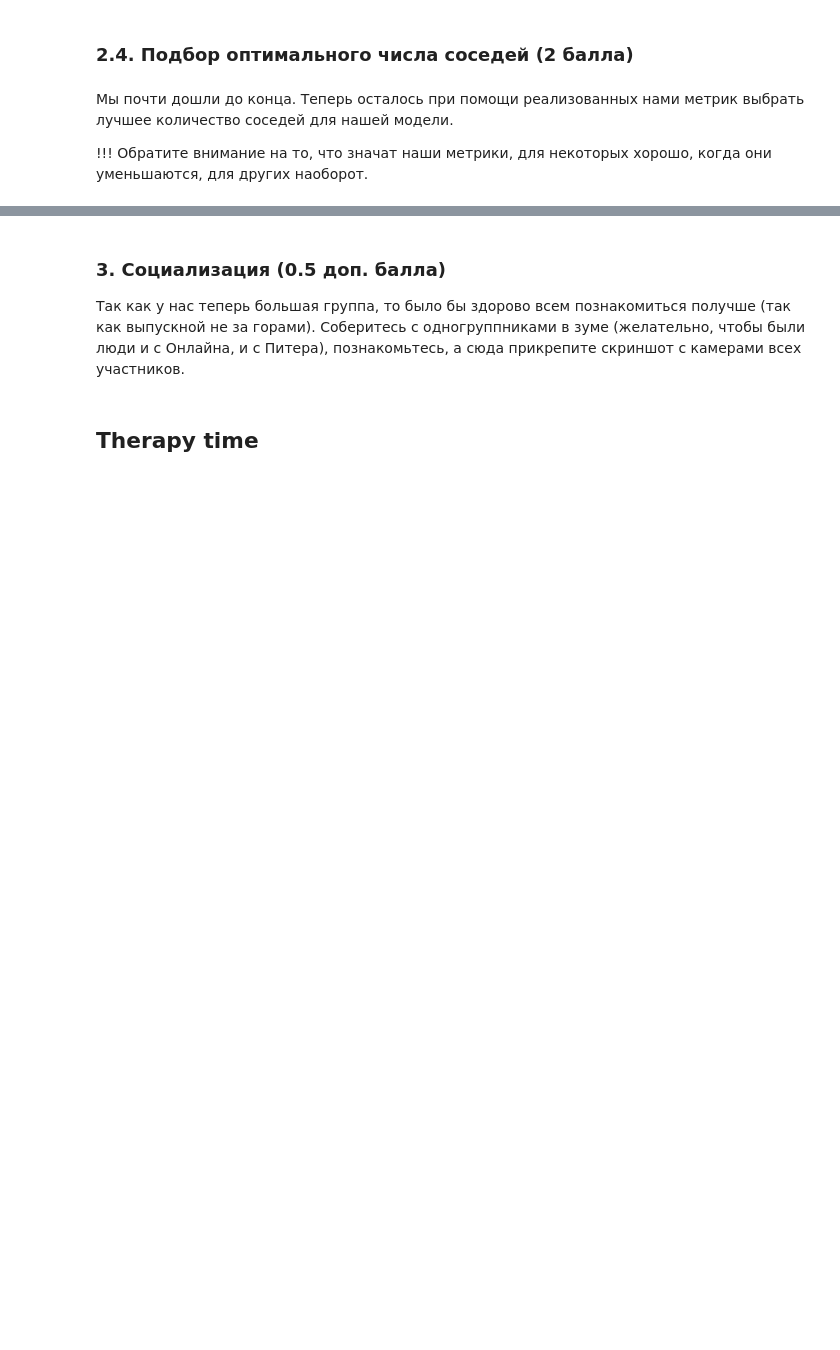
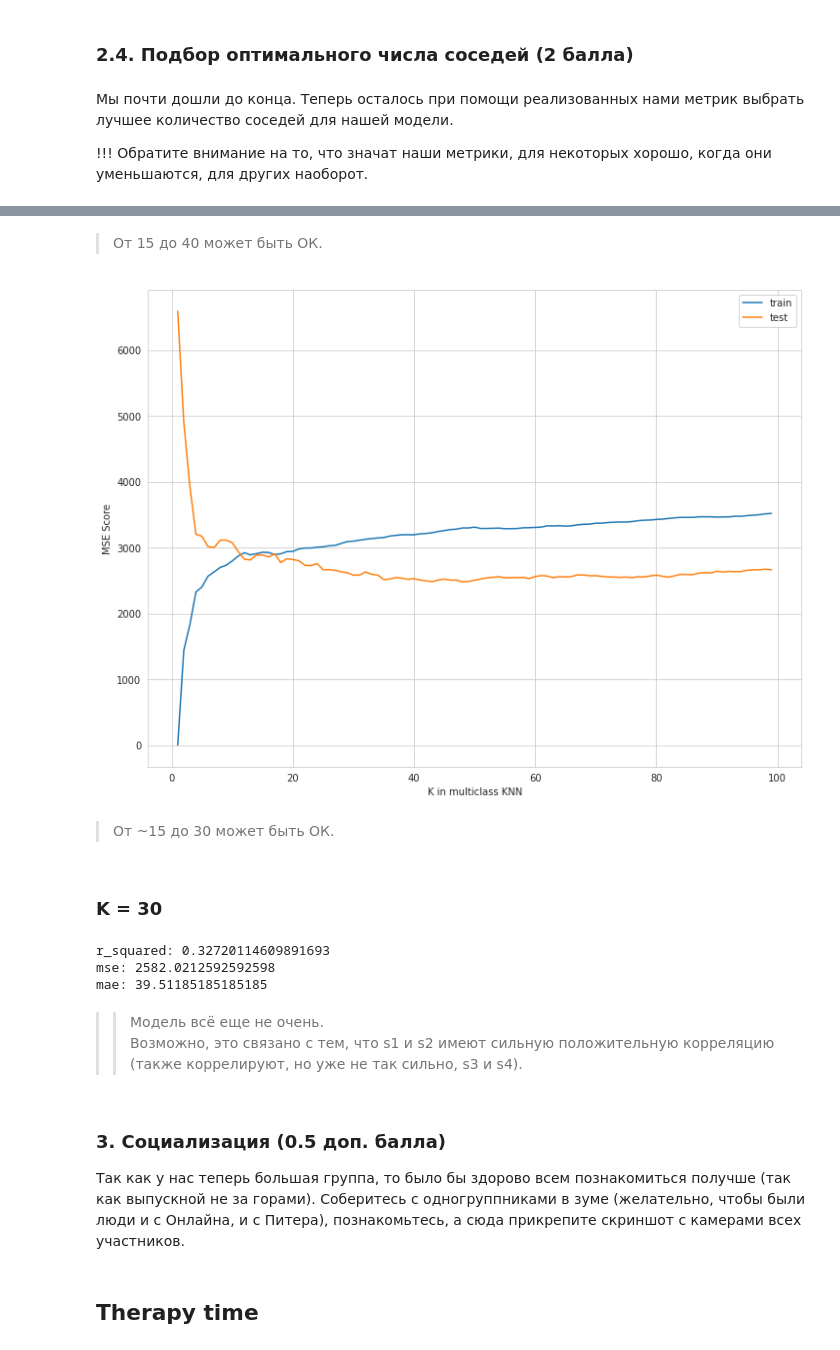
Before and after one commit to Freddsle/BI_ML_2021, a Jupyter notebook: l01_knn/code/KNN.ipynb, the cells around one changed output, grey strips where cells are left out. Drawn from its saved outputs; the diff is of its cells as text; code cells hidden in the pictures; blank space fills up the shorter version.

```diff
--- a/l01_knn/code/KNN.ipynb
+++ b/l01_knn/code/KNN.ipynb
@@ -570,0 +634,15 @@ from metrics import r_squared, mse, mae
+# %% [markdown]
+> От 15 до 40 может быть ОК.
+# %%
+# plot MSE
+plt.plot(k_params, mse_train, label="train")
+plt.plot(k_params, mse_test, label="test")
+plt.legend()
+plt.xlabel("K in multiclass KNN")
+plt.ylabel("MSE Score");
+# %% [output]
+[figure, added]
+# %% [markdown]
+> От ~15 до 30 может быть ОК.
+# %% [markdown]
+### K = 30
@@ -571,3 +654,14 @@ from metrics import r_squared, mse, mae
+# %%
+print(f'r_squared: {r_squared(predictions_30, test_y)}')
+print(f'mse: {mse(predictions_30, test_y)}')
+print(f'mae: {mae(predictions_30, test_y)}')
+# %% [output]
+r_squared: 0.32720114609891693
+mse: 2582.0212592592598
+mae: 39.51185185185185
+# %% [markdown]
+>> Модель всё еще не очень. \
+Возможно, это связано с тем, что s1 и s2 имеют сильную положительную корреляцию (также коррелируют, но уже не так сильно, s3 и s4).
 # %% [markdown]
 ### 3. Социализация (0.5 доп. балла)
 
```
Also changed, not shown: parts of 67 cells of this notebook, 1 other file.
